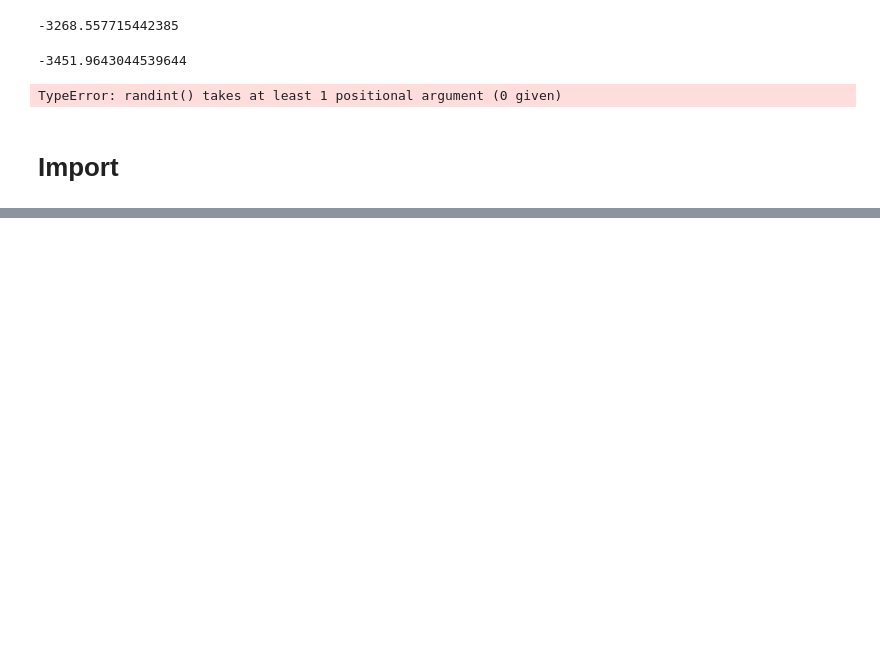
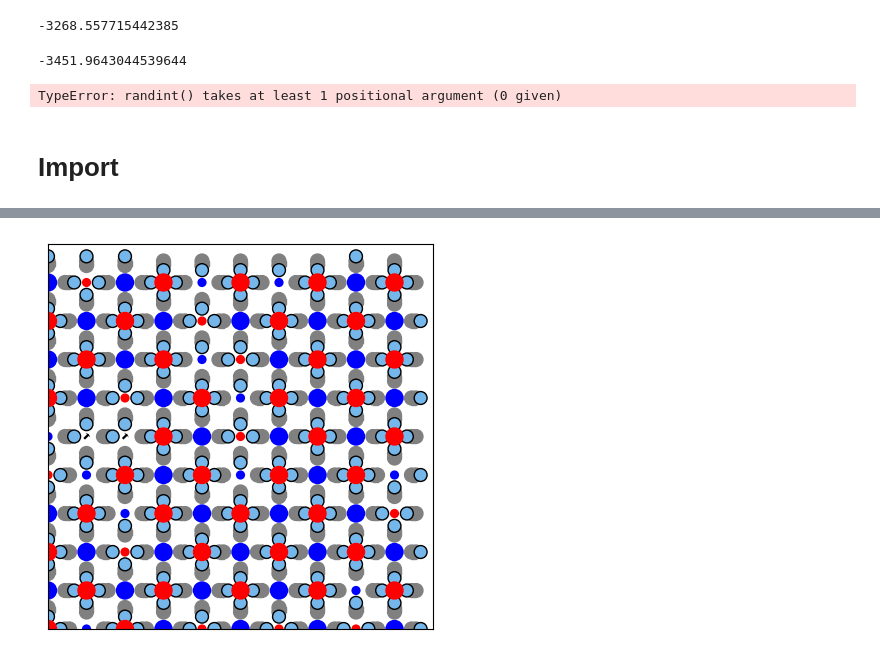
Before and after one commit to leogabac/stuckgs, a Jupyter notebook: src/equilibrium_montecarlo.ipynb, the cells around one changed output, grey strips where cells are left out. Saved outputs shown, nothing was run; the diff lists cells and outputs as text; code cells hidden in the pictures; blank space fills up the shorter version.

```diff
--- a/src/equilibrium_montecarlo.ipynb
+++ b/src/equilibrium_montecarlo.ipynb
@@ -131,0 +135,7 @@ TypeError: randint() takes at least 1 positional argument (0 given)
+# %%
+import re
+all_files = os.listdir(datapath)
+trj_files = [x for x in all_files if x.startswith('trj')]
+vrt_files = [x for x in all_files if x.startswith('vertices')]
+field_values = [re.search(r'(\d+\.\d+)', x).group(1) for x in vrt_files]
+field_values
@@ -131,0 +160,24 @@ TypeError: randint() takes at least 1 positional argument (0 given)
+# %%
+for i,field in tqdm(enumerate(field_values)):
+    # importing the files
+    TRJ_FILE = os.path.join(datapath,f'trj{field}.csv')
+    VRT_FILE= os.path.join(datapath,f'vertices{field}.csv')
+    trj = pd.read_csv(TRJ_FILE,index_col=['frame','id'])
+    vertices = pd.read_csv(VRT_FILE,index_col=['frame','vertex'])
+
+    # creating vertices object
+    v = ice.vertices()
+    v.vertices = vertices
+    v.vertices
+
+    # getting the counts from the last frame
+    last_frame = trj.index.get_level_values('frame').max()
+    counts = ice.count_vertices(aux.classify_vertices(v.vertices))
+    counts['field'] = [field]*len(counts)
+    lf_counts = counts.loc[last_frame,:]
+
+    # saving counts file
+    if i==0:
+        lf_counts.to_csv(os.path.join(datapath,'counts.csv'))
+    else:
+        lf_counts.to_csv(os.path.join(datapath,'counts.csv'),header=False,mode='a')
@@ -132 +208,17 @@ TypeError: randint() takes at least 1 positional argument (0 given)
+# %%
+fig, ax = plt.subplots(figsize=(5,5))
+
+frame = last_frame
+ice.draw_frame(trj, frame_no=frame,
+               region=[0,N*a.magnitude,0,N*a.magnitude],
+               radius=params["particle_radius"].magnitude,
+               cutoff=params["trap_sep"].magnitude/2,
+               particle_color='#75b7ea',
+               trap_color='gray',
+               ax = ax)
+
+v.display(ax,dpl_scale=0.5,dpl_width=2.5,circle_scale=0.5,sl=frame)
+plt.show()
+# %% [output]
+[figure, added]
 # %%
```
Also changed, not shown: parts of 13 cells of this notebook, 2 other files.
